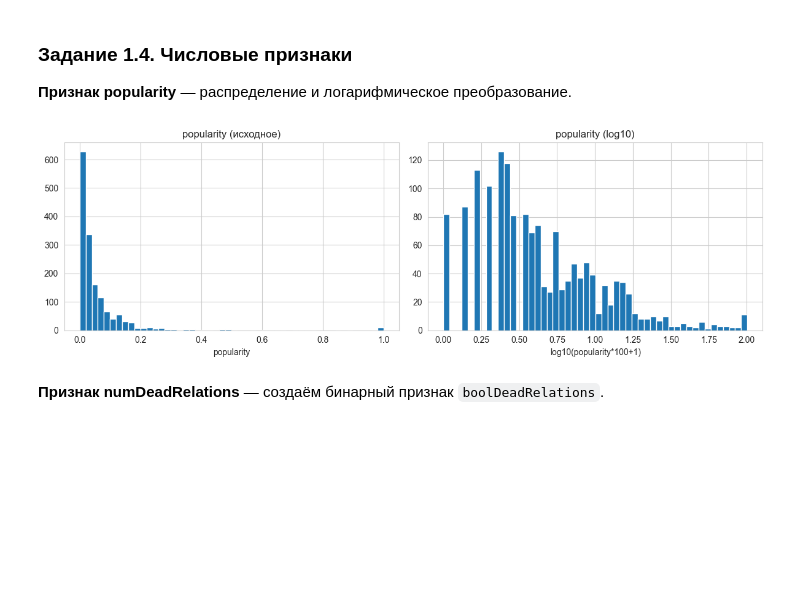
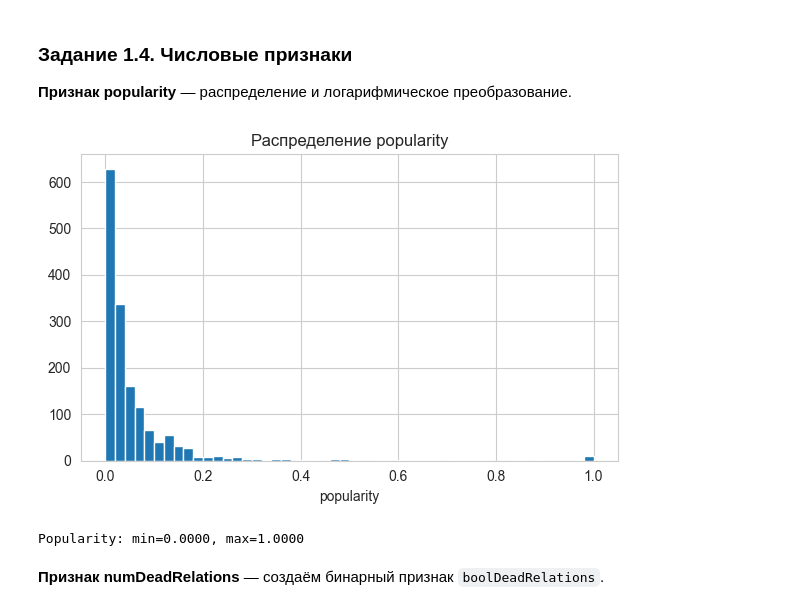
Before and after one commit to klezyk/MFTI, a Jupyter notebook: 4.1 Домашнее задание. Основы машинного обучения/solution.ipynb, the cells around one changed output. Drawn from its saved outputs; the diff is of its cells as text; code cells hidden in the pictures; blank space fills up the shorter version.

```diff
--- a/4.1 Домашнее задание. Основы машинного обучения/solution.ipynb
+++ b/4.1 Домашнее задание. Основы машинного обучения/solution.ipynb
@@ -151,25 +151,22 @@ pd.DataFrame({'Пропуски': missing, '%': missing_pct}).query('Пропу
 ### Задание 1.4. Числовые признаки
 
 **Признак popularity** — распределение и логарифмическое преобразование.
-# %%
-fig, axes = plt.subplots(1, 2, figsize=(12, 4))
-
-data['popularity'].hist(bins=50, ax=axes[0])
-axes[0].set_title('popularity (исходное)')
-axes[0].set_xlabel('popularity')
-
-np.log10(data['popularity'] * 100 + 1).hist(bins=50, ax=axes[1])
-axes[1].set_title('popularity (log10)')
-axes[1].set_xlabel('log10(popularity*100+1)')
-
-plt.tight_layout()
-plt.show()
-# %% [output]
-[figure, removed]
-# %%
-# Применяем log-преобразование popularity
-data['popularity'] = np.log10(data['popularity'] * 100 + 1)
-data_test['popularity'] = np.log10(data_test['popularity'] * 100 + 1)
+# %%
+fig, ax = plt.subplots(figsize=(6, 4))
+data['popularity'].hist(bins=50, ax=ax)
+ax.set_title('Распределение popularity')
+ax.set_xlabel('popularity')
+plt.tight_layout()
+plt.show()
+
+# Popularity уже нормализован (0..1), дополнительные преобразования не нужны
+# %% [output]
+[figure, added]
+# %%
+# Popularity оставляем без преобразований — он уже в диапазоне [0, 1]
+print(f"Popularity: min={data['popularity'].min():.4f}, max={data['popularity'].max():.4f}")
+# %% [output]
+Popularity: min=0.0000, max=1.0000
 # %% [markdown]
 **Признак numDeadRelations** — создаём бинарный признак `boolDeadRelations`.
 # %%
```
Also changed, not shown: parts of 21 cells of this notebook, 1 other file.
